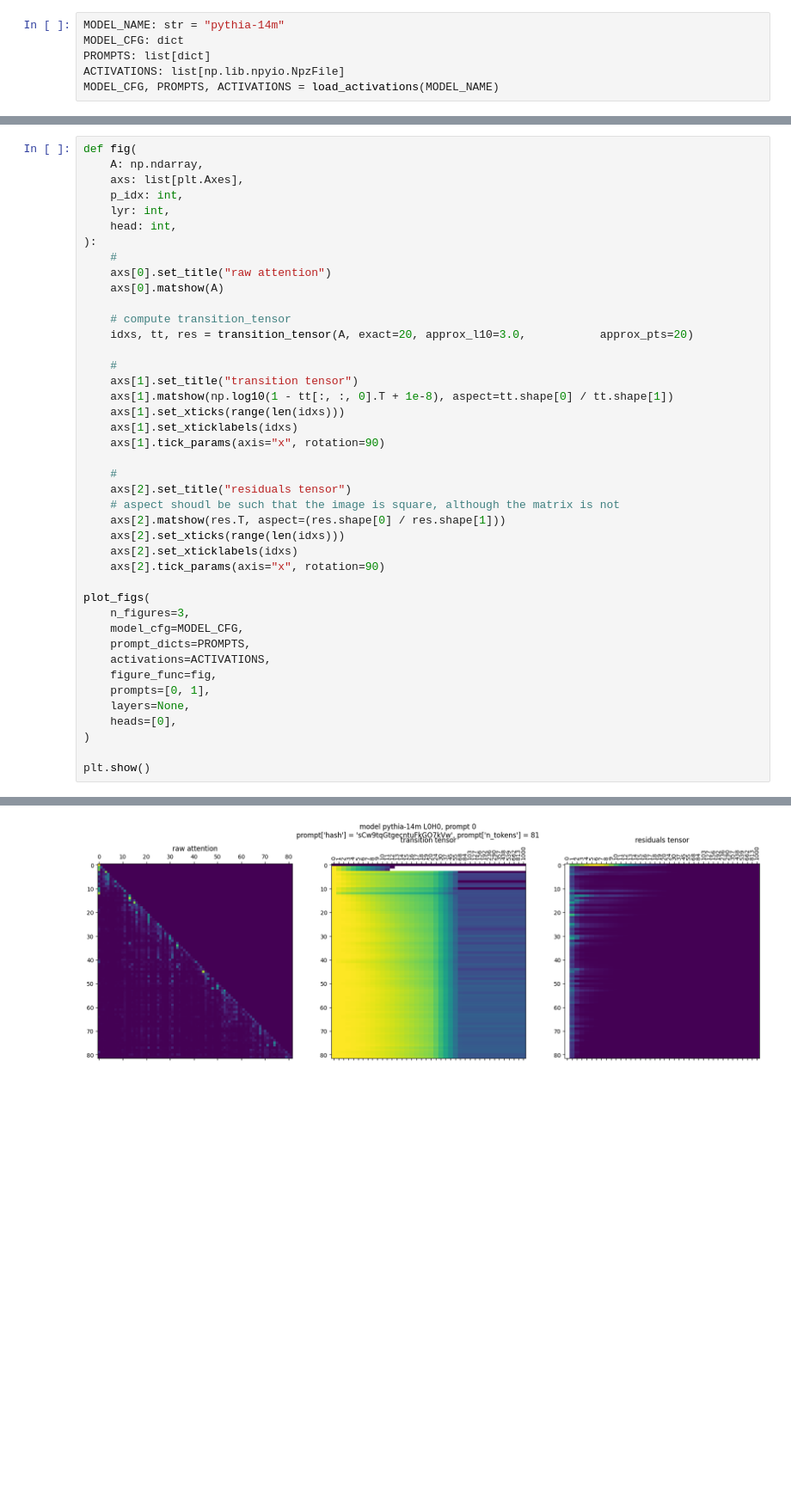
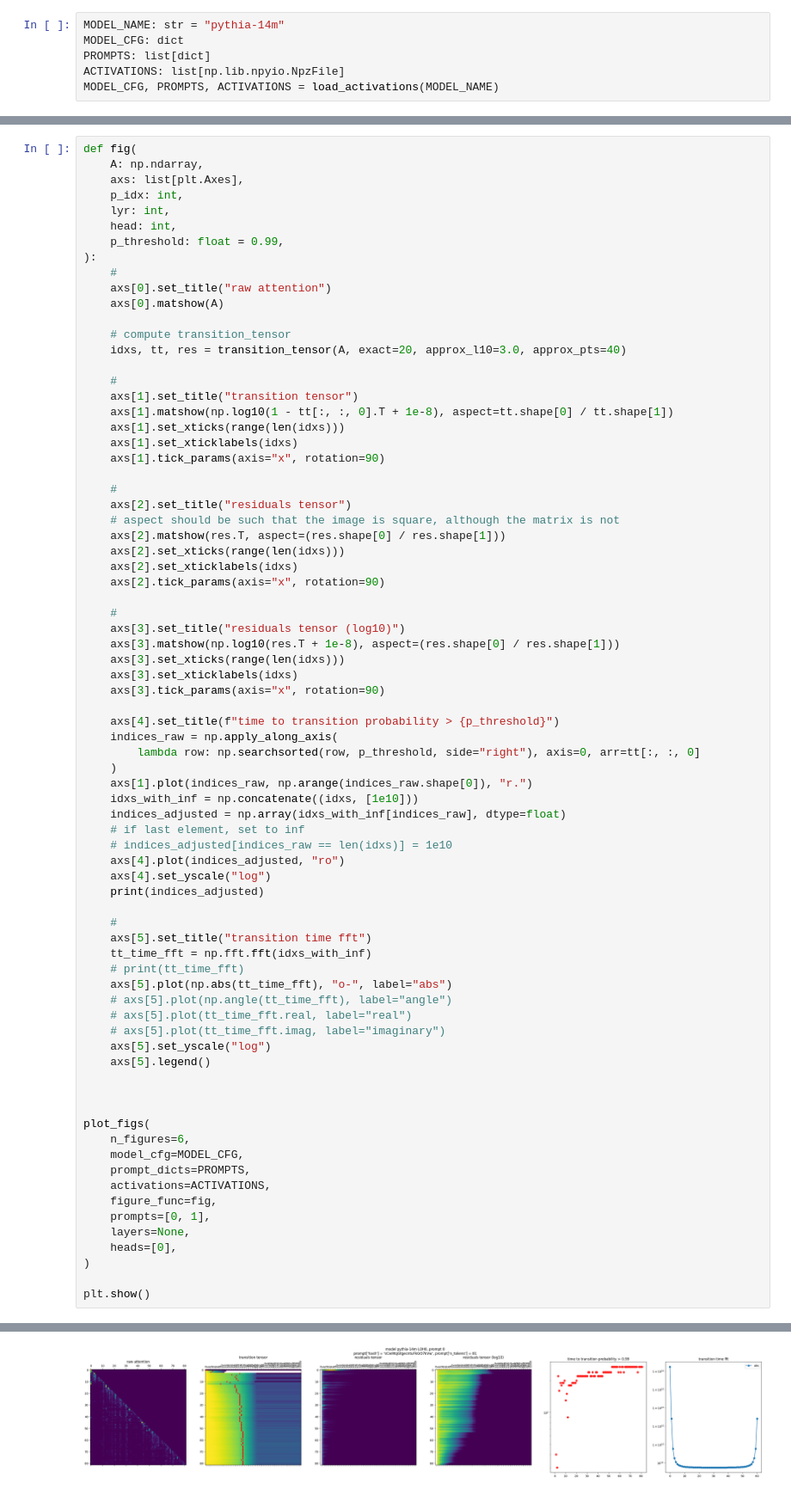
Before and after one commit to mivanit/attention-motifs, a Jupyter notebook: notebooks/markov_absorption.ipynb, the cells around one changed output, grey strips where cells are left out. Shown at 86% size. Cells and saved outputs as stored; diff of their text form; blank space fills up the shorter version.

```diff
--- a/notebooks/markov_absorption.ipynb
+++ b/notebooks/markov_absorption.ipynb
@@ -35,13 +36,14 @@ def fig(
 	p_idx: int,
 	lyr: int,
 	head: int,
+	p_threshold: float = 0.99,
 ):
 	#
 	axs[0].set_title("raw attention")
 	axs[0].matshow(A)
 
 	# compute transition_tensor
-	idxs, tt, res = transition_tensor(A, exact=20, approx_l10=3.0,			 approx_pts=20)
+	idxs, tt, res = transition_tensor(A, exact=20, approx_l10=3.0, approx_pts=40)
 
 	#
 	axs[1].set_title("transition tensor")
@@ -52,14 +54,47 @@ def fig(
 
 	#
 	axs[2].set_title("residuals tensor")
-	# aspect shoudl be such that the image is square, although the matrix is not
+	# aspect should be such that the image is square, although the matrix is not
 	axs[2].matshow(res.T, aspect=(res.shape[0] / res.shape[1]))
 	axs[2].set_xticks(range(len(idxs)))
 	axs[2].set_xticklabels(idxs)
 	axs[2].tick_params(axis="x", rotation=90)
 
+	#
+	axs[3].set_title("residuals tensor (log10)")
+	axs[3].matshow(np.log10(res.T + 1e-8), aspect=(res.shape[0] / res.shape[1]))
+	axs[3].set_xticks(range(len(idxs)))
+	axs[3].set_xticklabels(idxs)
+	axs[3].tick_params(axis="x", rotation=90)
+
+	axs[4].set_title(f"time to transition probability > {p_threshold}")
+	indices_raw = np.apply_along_axis(
+		lambda row: np.searchsorted(row, p_threshold, side="right"), axis=0, arr=tt[:, :, 0]
+	)
+	axs[1].plot(indices_raw, np.arange(indices_raw.shape[0]), "r.")
+	idxs_with_inf = np.concatenate((idxs, [1e10]))
+	indices_adjusted = np.array(idxs_with_inf[indices_raw], dtype=float)
+	# if last element, set to inf
+	# indices_adjusted[indices_raw == len(idxs)] = 1e10
+	axs[4].plot(indices_adjusted, "ro")
+	axs[4].set_yscale("log")
+	print(indices_adjusted)
+
+	#
+	axs[5].set_title("transition time fft")
+	tt_time_fft = np.fft.fft(idxs_with_inf)
+	# print(tt_time_fft)
+	axs[5].plot(np.abs(tt_time_fft), "o-", label="abs")
+	# axs[5].plot(np.angle(tt_time_fft), label="angle")
+	# axs[5].plot(tt_time_fft.real, label="real")
+	# axs[5].plot(tt_time_fft.imag, label="imaginary")
+	axs[5].set_yscale("log")
+	axs[5].legend()
+
+
+
 plot_figs(
-	n_figures=3,
+	n_figures=6,
 	model_cfg=MODEL_CFG,
 	prompt_dicts=PROMPTS,
 	activations=ACTIVATIONS,
@@ -75 +115 @@ plt.show()
-[figure, old version]
+[figure, new version]
```
Also changed, not shown: parts of 4 cells of this notebook.
